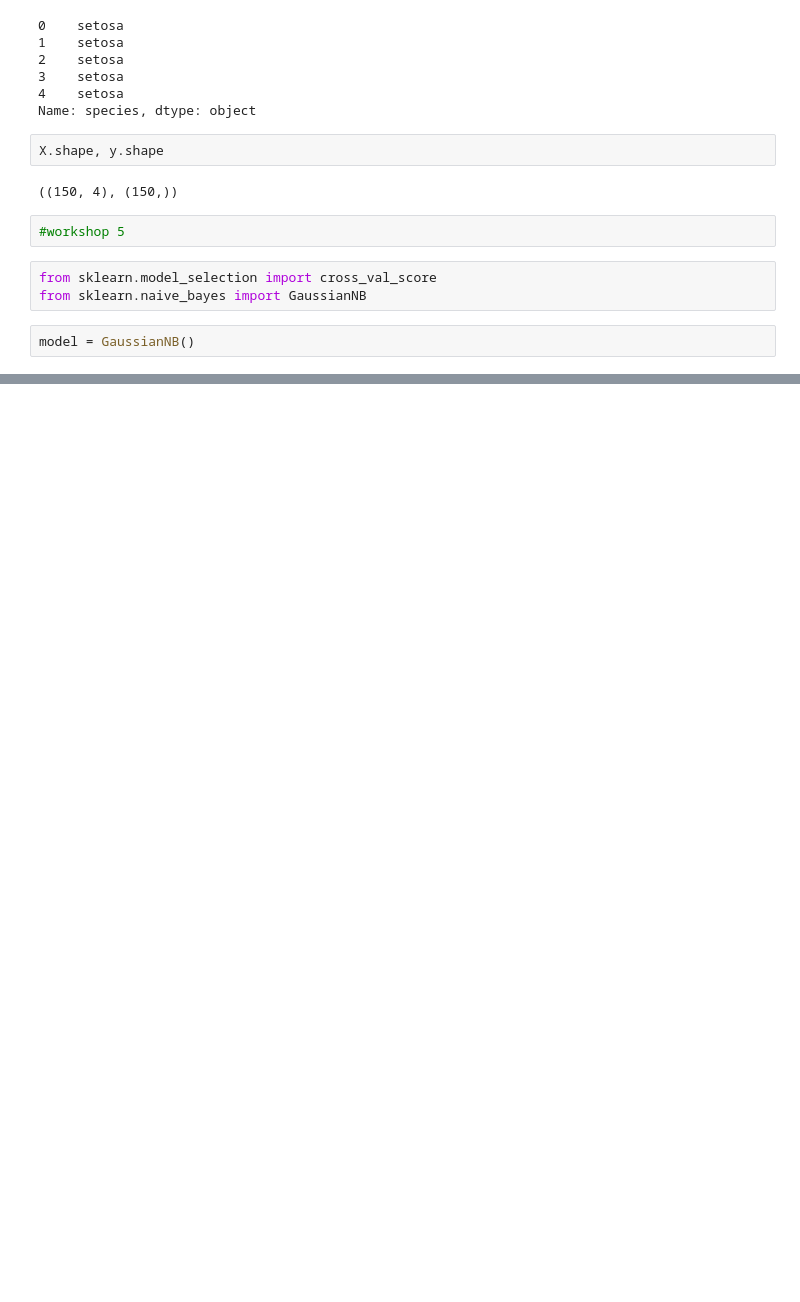
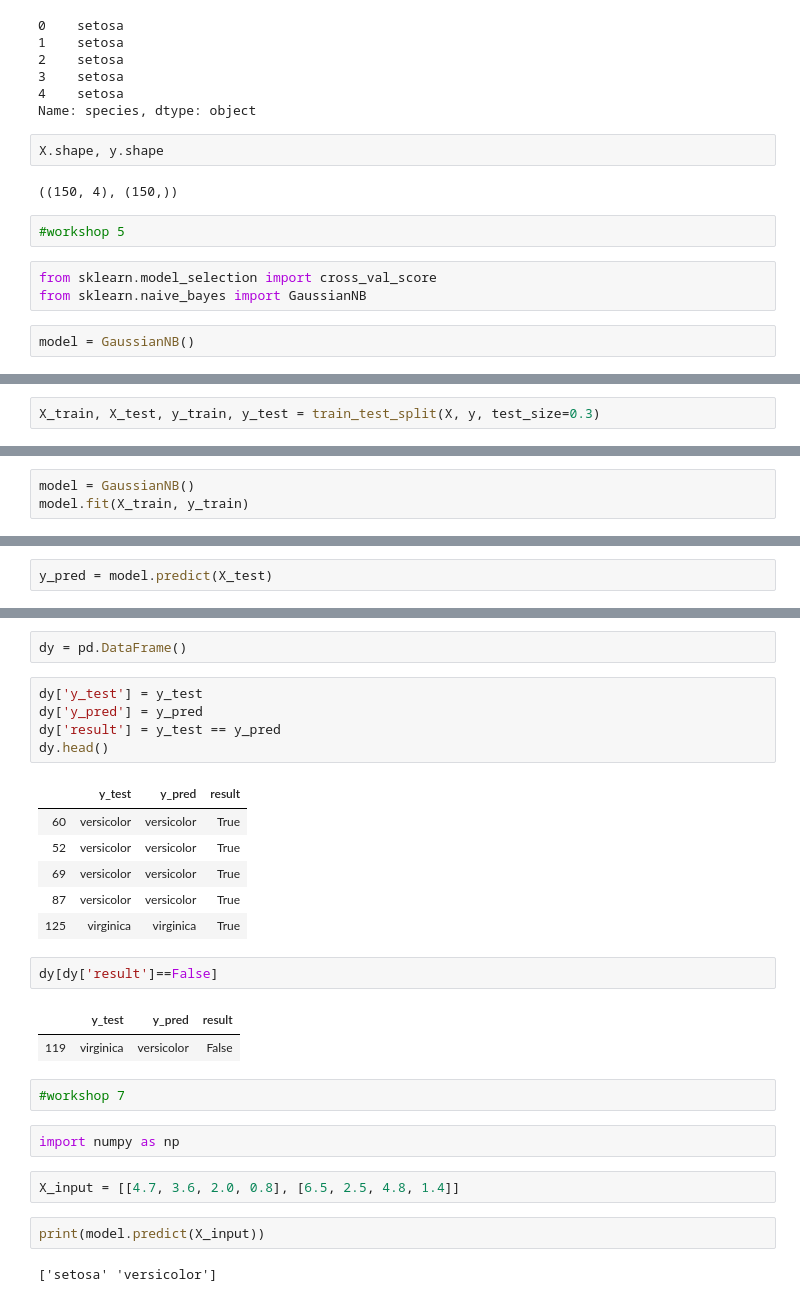
Before and after one commit to aukrit1993/my_machine_learning, a Jupyter notebook: chapter_17.ipynb, the cells around one changed output, grey strips where cells are left out. Saved outputs shown, nothing was run; the diff lists cells and outputs as text; blank space fills up the shorter version.

Commit message:
workshop_8

```diff
--- a/chapter_17.ipynb
+++ b/chapter_17.ipynb
@@ -167,0 +180,2 @@ print('Mean score: )
+# %%
+X_train, X_test, y_train, y_test = train_test_split(X, y, test_size=0.3)
@@ -167,0 +190,3 @@ print('Mean score: )
+# %%
+model = GaussianNB()
+model.fit(X_train, y_train)
@@ -167,0 +195,2 @@ print('Mean score: )
+# %%
+y_pred = model.predict(X_test)
@@ -167,0 +217,29 @@ print('Mean score: )
+# %%
+dy = pd.DataFrame()
+# %%
+dy['y_test'] = y_test
+dy['y_pred'] = y_pred
+dy['result'] = y_test == y_pred
+dy.head()
+# %% [output]
+|  | y_test | y_pred | result |
+| 60 | versicolor | versicolor | True |
+| 52 | versicolor | versicolor | True |
+| 69 | versicolor | versicolor | True |
+| 87 | versicolor | versicolor | True |
+| 125 | virginica | virginica | True |
+# %%
+dy[dy['result']==False]
+# %% [output]
+|  | y_test | y_pred | result |
+| 119 | virginica | versicolor | False |
+# %%
+#workshop 7
+# %%
+import numpy as np
+# %%
+X_input = [[4.7, 3.6, 2.0, 0.8], [6.5, 2.5, 4.8, 1.4]]
+# %%
+print(model.predict(X_input))
+# %% [output]
+['setosa' 'versicolor']
```
Also changed, not shown: parts of 9 cells of this notebook.
